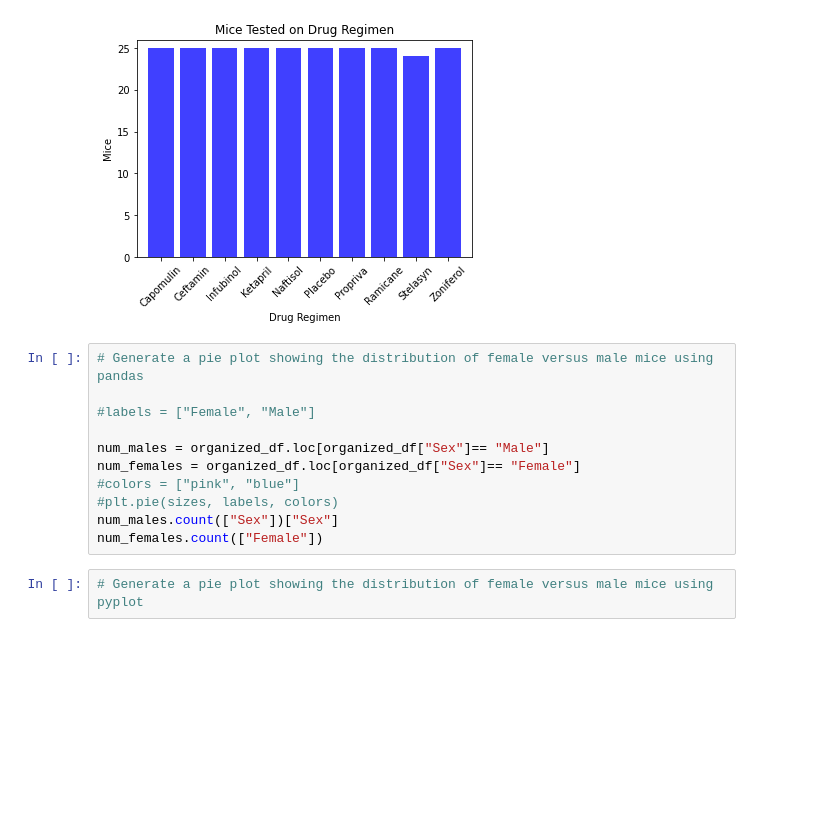
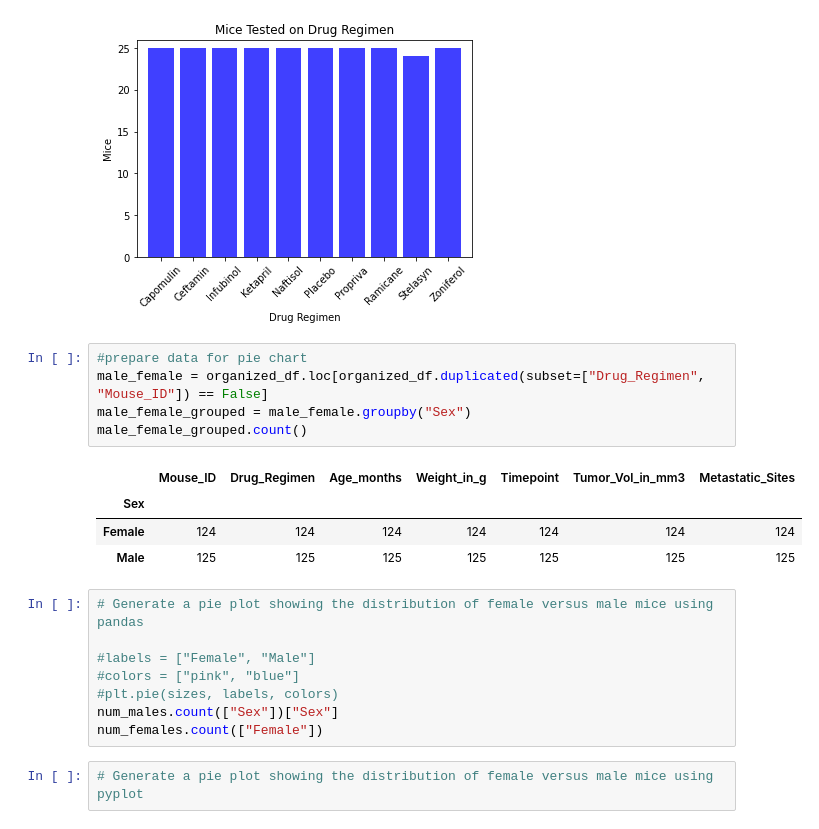
Before and after one commit to tidepooler/pymaceuticals, a Jupyter notebook: pymaceuticals_starter.ipynb, the cells around one changed output. Drawn from its saved outputs; the diff is of its cells as text; blank space fills up the shorter version.

Commit message:
Prepped data for pie chart
Prepared data to separate unique males and females for pie chart

```diff
--- a/pymaceuticals_starter.ipynb
+++ b/pymaceuticals_starter.ipynb
@@ -168,13 +168,20 @@ plt.show()
 #plt.ylabel("Number of Mice")
 # %% [output]
 [figure]
+# %%
+#prepare data for pie chart
+male_female = organized_df.loc[organized_df.duplicated(subset=["Drug_Regimen", "Mouse_ID"]) == False]
+male_female_grouped = male_female.groupby("Sex")
+male_female_grouped.count()
+# %% [output]
+|  | Mouse_ID | Drug_Regimen | Age_months | Weight_in_g | Timepoint | Tumor_Vol_in_mm3 | Metastatic_Sites |
+| Sex |  |  |  |  |  |  |  |
+| Female | 124 | 124 | 124 | 124 | 124 | 124 | 124 |
+| Male | 125 | 125 | 125 | 125 | 125 | 125 | 125 |
 # %%
 # Generate a pie plot showing the distribution of female versus male mice using pandas
 
 #labels = ["Female", "Male"]
-
-num_males = organized_df.loc[organized_df["Sex"]== "Male"]
-num_females = organized_df.loc[organized_df["Sex"]== "Female"]
 #colors = ["pink", "blue"]
 #plt.pie(sizes, labels, colors)
 num_males.count(["Sex"])["Sex"]
```
